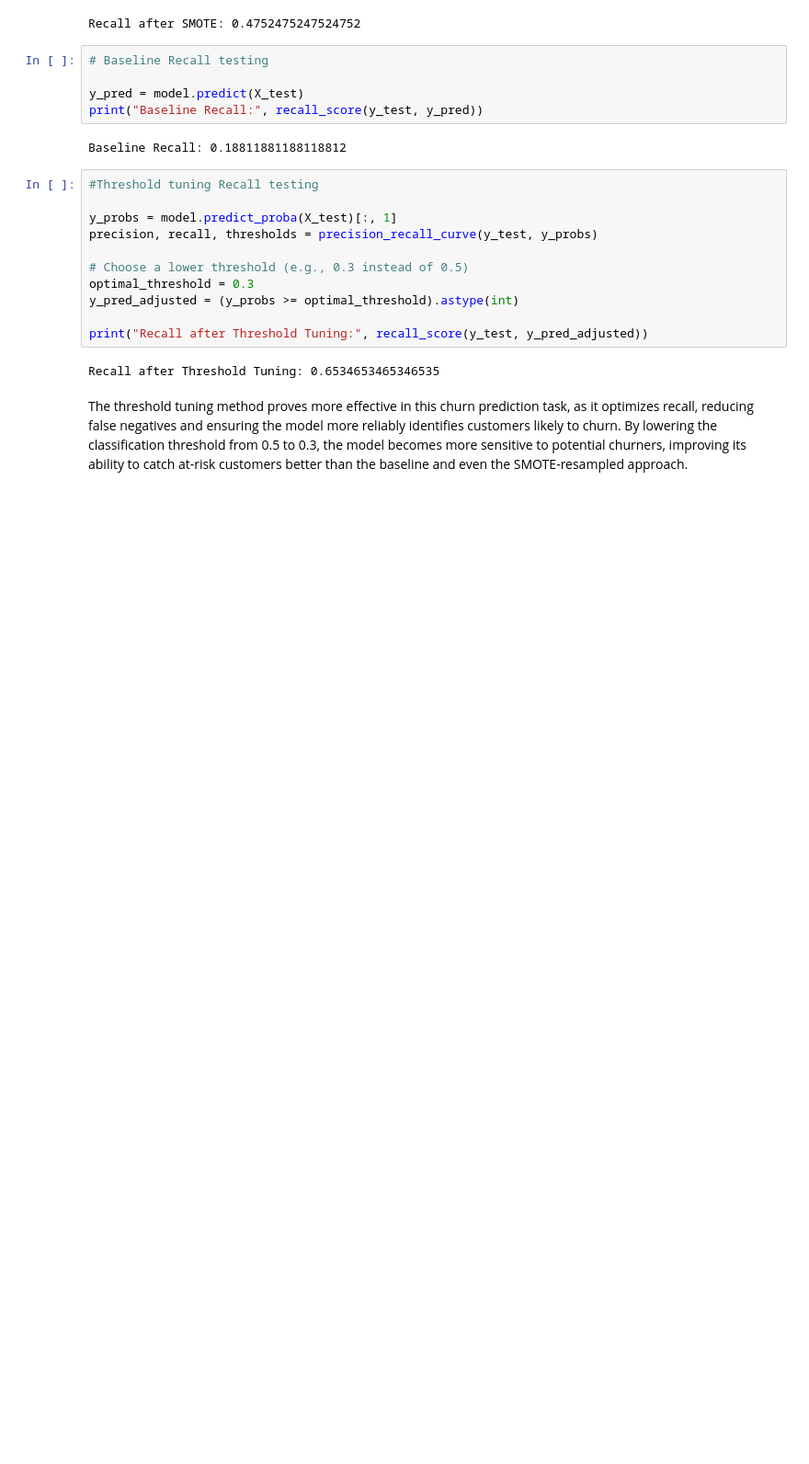
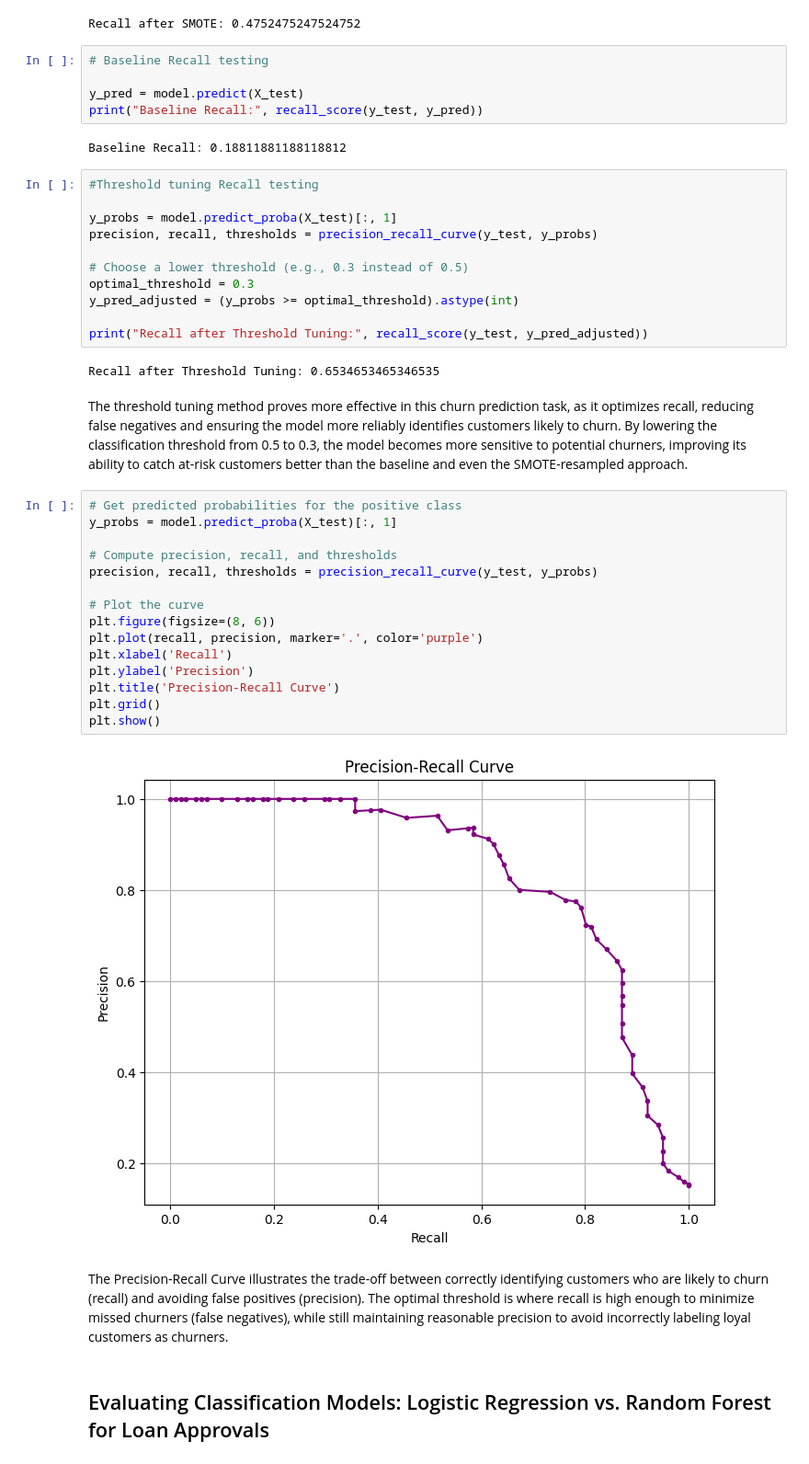
Before and after one commit to KabiraKabira7/customer_churn_modelling_phase_3_project, a Jupyter notebook: customer_churn_modeling_phase3.ipynb, the cells around one changed output. Shown at 92% size. Saved outputs shown, nothing was run; the diff lists cells and outputs as text; blank space fills up the shorter version.

```diff
--- a/customer_churn_modeling_phase3.ipynb
+++ b/customer_churn_modeling_phase3.ipynb
@@ -823,3 +823,25 @@ print("Recall after Threshold Tuning:", recall_score(y_test, y_pred_adjusted))
 Recall after Threshold Tuning: 0.6534653465346535
 # %% [markdown]
 The threshold tuning method proves more effective in this churn prediction task, as it optimizes recall, reducing false negatives and ensuring the model more reliably identifies customers likely to churn. By lowering the classification threshold from 0.5 to 0.3, the model becomes more sensitive to potential churners, improving its ability to catch at-risk customers better than the baseline and even the SMOTE-resampled approach.
+# %%
+# Get predicted probabilities for the positive class
+y_probs = model.predict_proba(X_test)[:, 1]
+
+# Compute precision, recall, and thresholds
+precision, recall, thresholds = precision_recall_curve(y_test, y_probs)
+
+# Plot the curve
+plt.figure(figsize=(8, 6))
+plt.plot(recall, precision, marker='.', color='purple')
+plt.xlabel('Recall')
+plt.ylabel('Precision')
+plt.title('Precision-Recall Curve')
+plt.grid()
+plt.show()
+# %% [output]
+[figure, added]
+# %% [markdown]
+The Precision-Recall Curve illustrates the trade-off between correctly identifying customers who are likely to churn (recall) and avoiding false positives (precision). The optimal threshold is where recall is high enough to minimize missed churners (false negatives), while still maintaining reasonable precision to avoid incorrectly labeling loyal customers as churners.
+# %% [markdown]
+
+  ## Evaluating Classification Models: Logistic Regression vs. Random Forest for Loan Approvals
```
Also changed, not shown: parts of 1 cell of this notebook.
